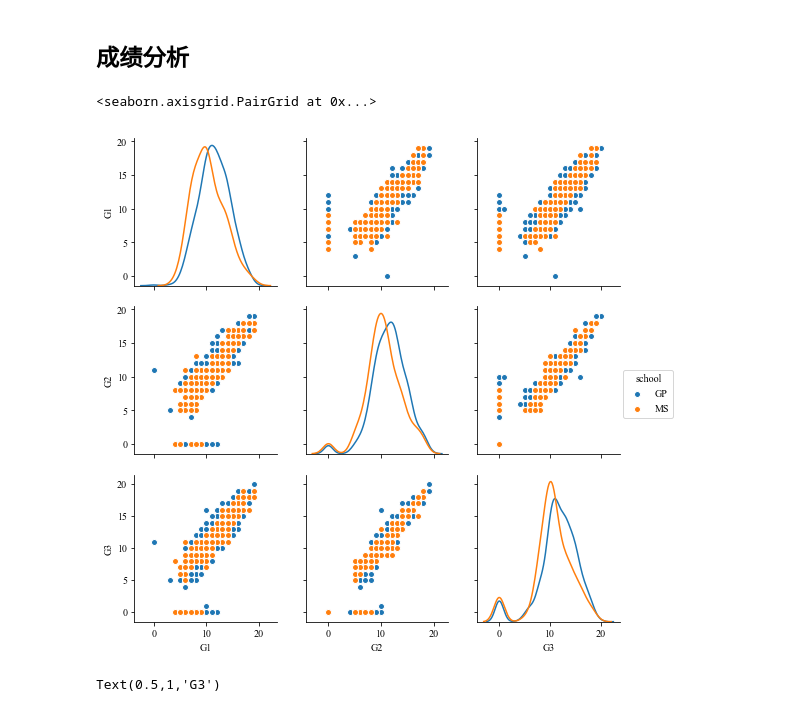
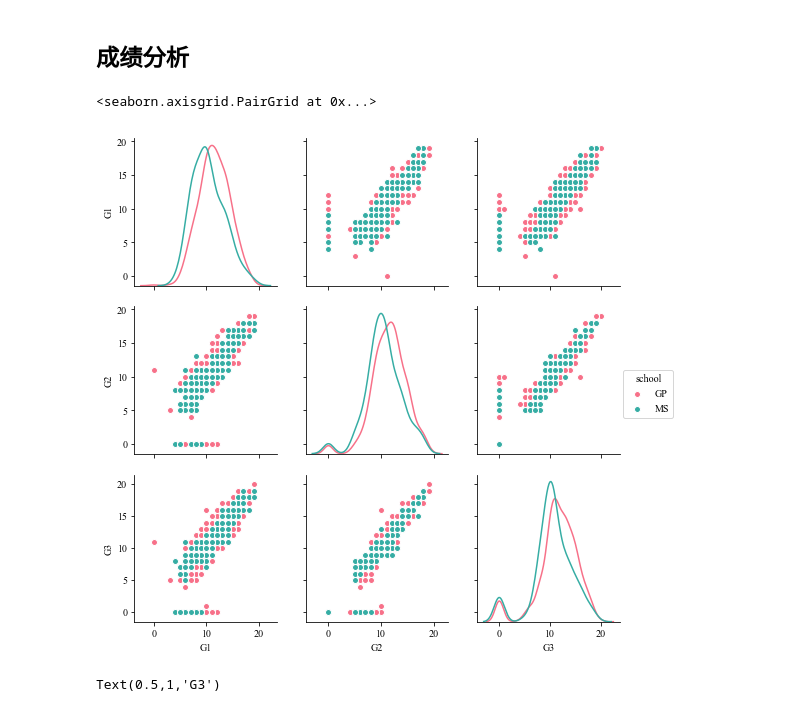
Before and after one commit to yuyi-7/Design-for-course, a Jupyter notebook: student/student.ipynb, the cells around one changed output. Drawn from its saved outputs; the diff is of its cells as text; code cells hidden in the pictures.

```diff
--- a/student/student.ipynb
+++ b/student/student.ipynb
@@ -268,10 +268,10 @@ Text(0.5,1,'Parent job influence')
 # %% [markdown]
 ## 成绩分析
 # %%
-sns.pairplot(df[['G1','G2','G3','school']], hue='school', diag_kind = 'kde')
+sns.pairplot(df[['G1','G2','G3','school']], hue='school', diag_kind = 'kde',palette="husl")
 # %% [output]
 <seaborn.axisgrid.PairGrid at 0x...>
-[figure, old version]
+[figure, new version]
 # %%
 df['G3'].value_counts().sort_values().plot.barh(figsize=(8,8), fontsize=15)
 plt.xlabel('student count', font1)
```
Also changed, not shown: parts of 123 cells of this notebook.
